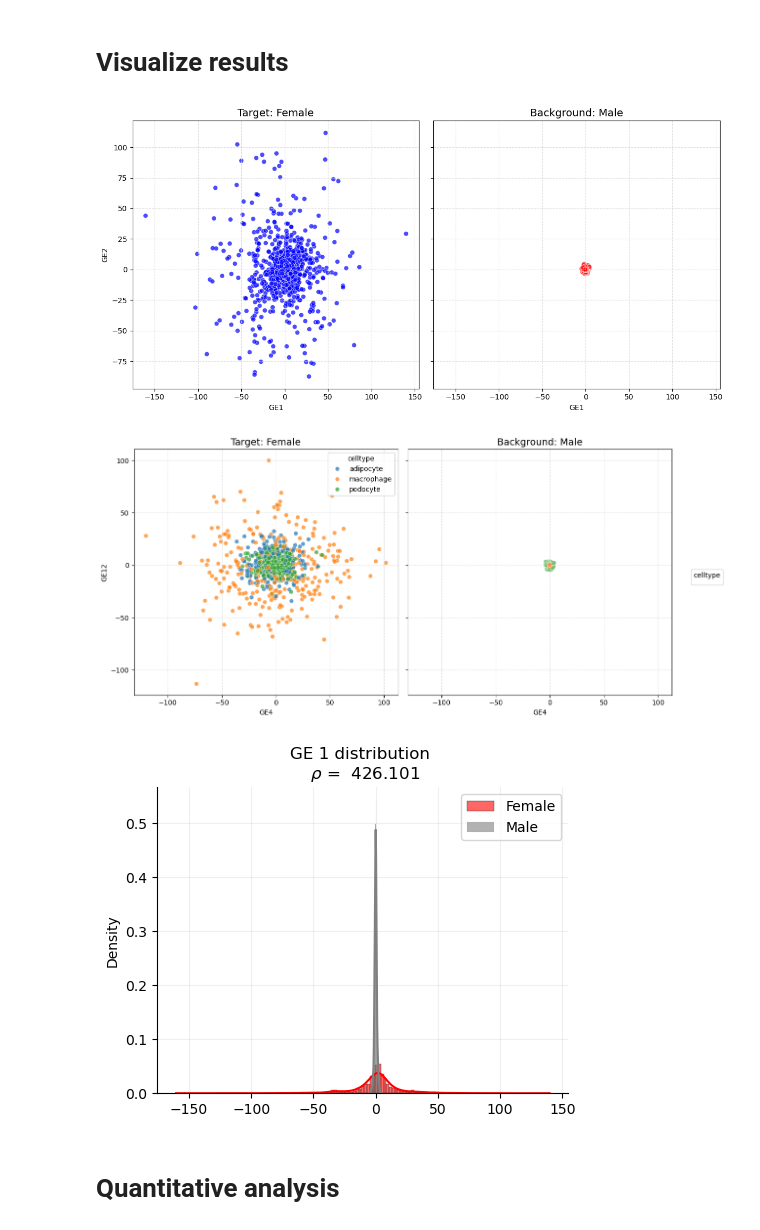
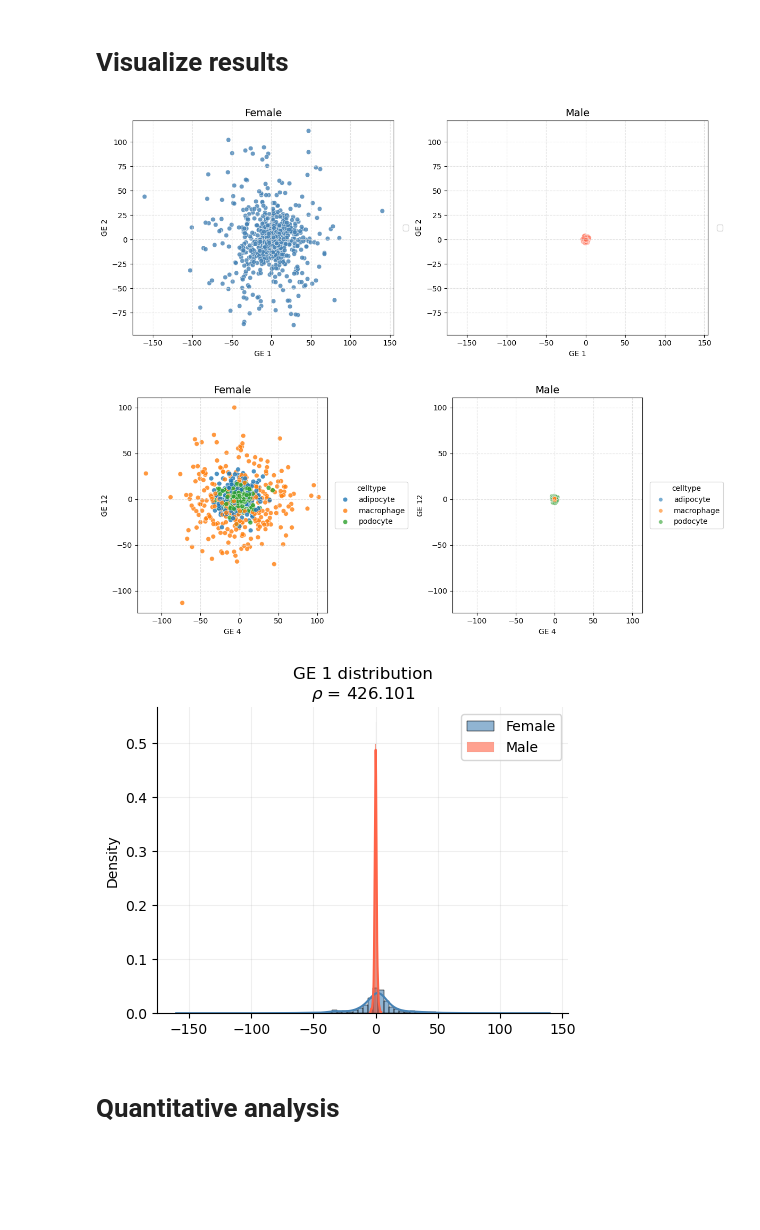
Before and after one commit to pachterlab/rhopca, a Jupyter notebook: examples/example.ipynb, the cells around one changed output. Drawn from its saved outputs; the diff is of its cells as text; code cells hidden in the pictures; blank space fills up the shorter version.

```diff
--- a/examples/example.ipynb
+++ b/examples/example.ipynb
@@ -22,7 +21,7 @@ adata = adata[:,adata_target.var.highly_variable ]
 WARNING: adata.X seems to be already log-transformed.
 # %%
 # instatiate model with column to constrast and fields to serve as target and background
-mdl = rhoPCA(adata,contrast_column='Sex',target='Female',background='Male')
+mdl = rhoPCA(adata,contrast_column='Sex',target='Female',background='Male', scale_variance=True)
 
 # fit
 mdl.fit()
@@ -30,19 +29,19 @@ mdl.fit()
 # Visualize results
 # %%
 # visualize projections
-mdl.plot_scatter(x_GE = 1, y_GE = 2)
+mdl.plot(components=(1,2))
 # %% [output]
-[figure, old version]
+[figure, new version]
 # %%
 # visualize projections, colored by cell type (different GEs chosen)
-mdl.plot_scatter(color_by='celltype', x_GE = 4, y_GE = 12)
+mdl.plot(components=(4,12), color_by='celltype')
 # %% [output]
-[figure, old version]
+[figure, new version]
 # %%
 # plot histogram of target and background projections on different GEs: this also returns rho
-mdl.plot_hist(GE=1,color='red')
+mdl.plot(components=1, plot_type = 'hist')
 # %% [output]
-[figure, old version]
+[figure, new version]
 # %% [markdown]
 # Quantitative analysis
 # %%
```
Also changed, not shown: parts of 2 cells of this notebook.
